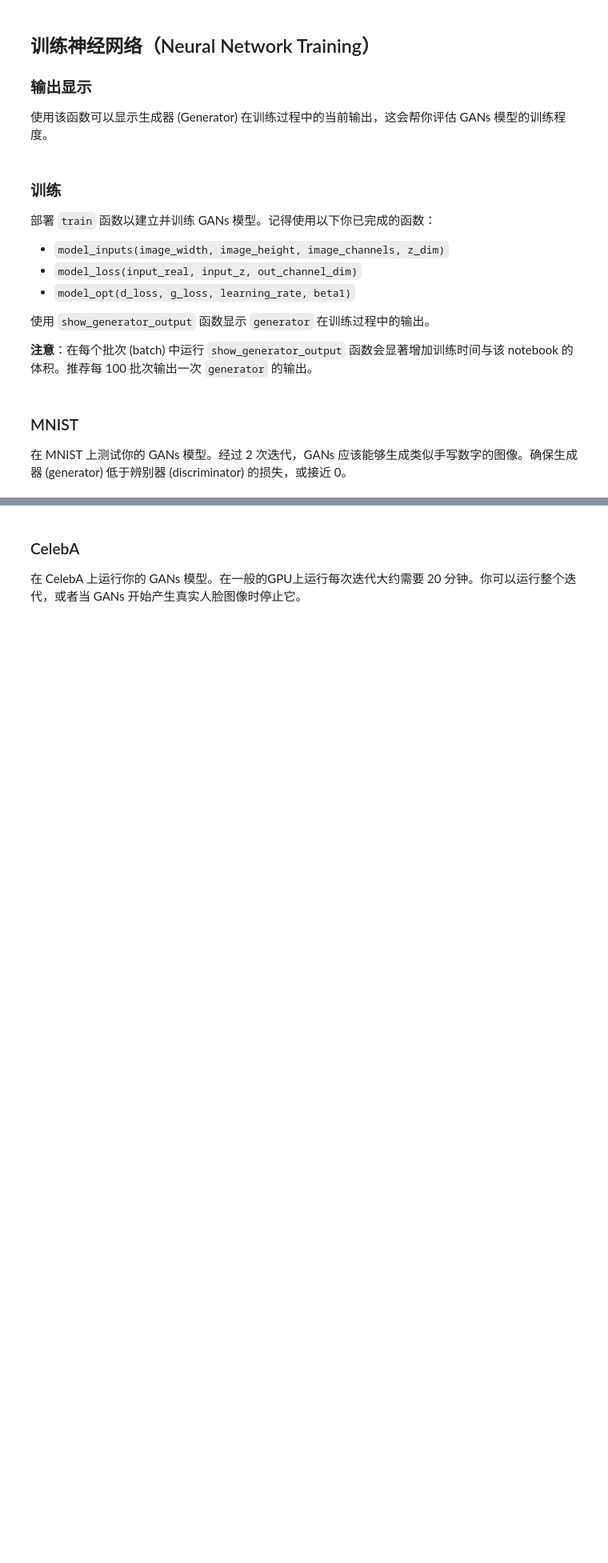
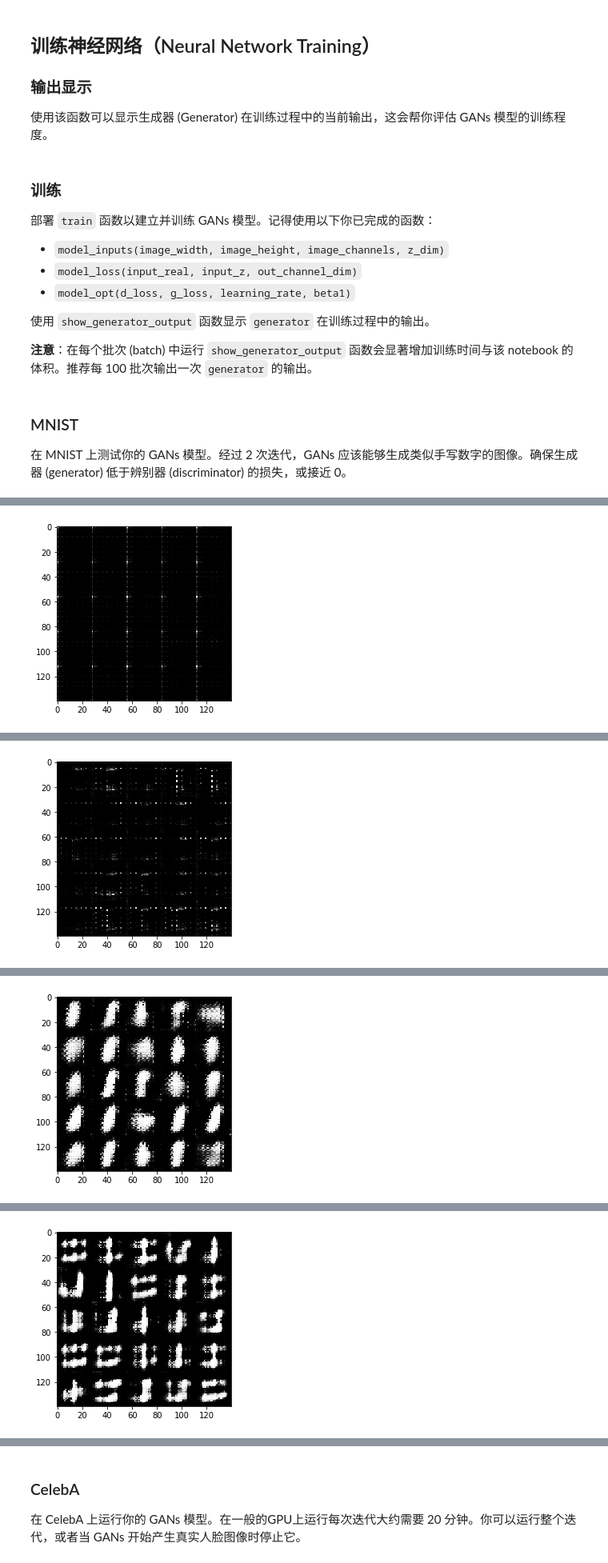
Before and after one commit to ChiangC/DeepLearning, a Jupyter notebook: 04_face-generation/dlnd_face_generation-zh.ipynb, the cells around one changed output, grey strips where cells are left out. Shown at 80% size. Saved outputs shown, nothing was run; the diff lists cells and outputs as text; code cells hidden in the pictures; blank space fills up the shorter version.

```diff
--- a/04_face-generation/dlnd_face_generation-zh.ipynb
+++ b/04_face-generation/dlnd_face_generation-zh.ipynb
@@ -170,17 +165,22 @@ def discriminator(images, reuse=False):
     :return: Tuple of (tensor output of the discriminator, tensor logits of the discriminator)
     """
     # TODO: Implement Function
+    alpha=0.2
     with tf.variable_scope('discriminator', reuse=reuse):
         x1 = tf.layers.conv2d(images,64, 5, strides=2, padding='same')
+        x1 = tf.maximum(alpha *x1, x1)
 
-        x2 = tf.layers.conv2d(x1, 128, 5, strides=2, padding='same')
-        bn2 = tf.layers.batch_normalization(x2, training = True)
+        x2 = tf.layers.conv2d(x1, 128, 5, strides=1, padding='same')
+        x2 = tf.layers.batch_normalization(x2, training = True)
+        x2 = tf.maximum(alpha *x2, x2)
 
-        x3 = tf.layers.conv2d(bn2, 256, 5, strides=2, padding='same')
-        bn3 = tf.layers.batch_normalization(x3, training = True)
+        x3 = tf.layers.conv2d(x2, 256, 5, strides=2, padding='same')
+        x3 = tf.layers.batch_normalization(x3, training = True)
+        x3 = tf.maximum(alpha *x3, x3)
 
-        flat = tf.reshape(bn3, (-1,4*4*256))
+        flat = tf.reshape(x3, (-1,7*7*256))
         logits = tf.layers.dense(flat, 1)
+
         out = tf.sigmoid(logits)
     return out, logits
 
@@ -207,16 +207,28 @@ def generator(z, out_channel_dim, is_train=True):
     :return: The tensor output of the generator
     """
     # TODO: Implement Function
+    alpha=0.2
     with tf.variable_scope('generator', reuse=not is_train):
         x1 = tf.layers.dense(z, 7*7*512)
         x1 = tf.reshape(x1, (-1, 7, 7, 512))
         x1 = tf.layers.batch_normalization(x1, training=is_train)
+        x1 = tf.maximum(alpha *x1, x1)#leaky relu
 
-        x2 = tf.layers.conv2d_transpose(x1, 256, 5, strides=2, padding='same')
+        x2 = tf.layers.conv2d_transpose(x1, 256, 5, strides=1, padding='same')
         x2 = tf.layers.batch_normalization(x2, training=is_train)
+        x2 = tf.maximum(alpha *x2, x2)
+
+        x3 = tf.layers.conv2d_transpose(x2, 128, 5, strides = 2, padding='same')
+        x3 = tf.layers.batch_normalization(x3, training=is_train)
+        x3 = tf.maximum(alpha *x3, x3)
+
+#         x4 = tf.layers.conv2d_transpose(x3, 64, 5, strides=2, padding='same')
+#         x4 = tf.layers.batch_normalization(x4, training=is_train)
+#         x4 = tf.maximum(alpha *x4, x4)
 
 
-        logits = tf.layers.conv2d_transpose(x2, out_channel_dim, 5, strides=2, padding='same')
+        logits = tf.layers.conv2d_transpose(x3, out_channel_dim, 5, strides=2, padding='same')
+
         out = tf.tanh(logits)
     return out
 
@@ -354,11 +370,11 @@ def train(epoch_count, batch_size, z_dim, learning_rate, beta1, get_batches, dat
     # TODO: Build Model
     samples, losses = [], []
     steps = 0
-    out_channel_dim = 3 if(data_image_mode == "RGB") else 1
+#     out_channel_dim = 3 if(data_image_mode == "RGB") else 1
 
 #     input_real, batch_z, learning_rate = model_inputs(image_width, image_height, image_channels, z_dim)
     input_real, input_z, lr = model_inputs(*data_shape[1:], z_dim)
-    d_loss, g_loss = model_loss(input_real, input_z, out_channel_dim)
+    d_loss, g_loss = model_loss(input_real, input_z, data_shape[3])
     d_opt, g_opt = model_opt(d_loss, g_loss, learning_rate, beta1)
 
     with tf.Session() as sess:
@@ -367,6 +383,7 @@ def train(epoch_count, batch_size, z_dim, learning_rate, beta1, get_batches, dat
         for epoch_i in range(epoch_count):
             for batch_images in get_batches(batch_size):
                 # TODO: Train Model
+                batch_images *= 2.0
                 steps += 1
                 batch_z = np.random.uniform(-1, 1, size=(batch_size, z_dim))
 
@@ -383,11 +400,11 @@ def train(epoch_count, batch_size, z_dim, learning_rate, beta1, get_batches, dat
                     losses.append((train_loss_d, train_loss_g))
 
                 if steps % 100 == 0:
-                    gen_samples = sess.run(generator(input_z,out_channel_dim, is_train=False),
-                                          feed_dict={input_z:sample_z})
+                    gen_samples = sess.run(generator(input_z,data_shape[3], is_train=False),
+                                          feed_dict={input_z:batch_z})
                     samples.append(gen_samples)
 #                     _ = view_s
-                    show_generator_output(sess,36,input_z, out_channel_dim, image_mode)
+                    show_generator_output(sess,25,input_z, data_shape[3], data_image_mode)
         saver.save(sess, './checkpoints/generator.ckpt')
 
         return losses, samples
@@ -398,7 +415,7 @@ def train(epoch_count, batch_size, z_dim, learning_rate, beta1, get_batches, dat
 batch_size = 128
 z_dim = 100
 learning_rate = 0.0002
-beta1 = 0.5
+beta1 = 0.4
 
 
 """
@@ -414,0 +441 @@ NameError: name 'helper' is not defined
+[figure, added]
@@ -414,0 +452 @@ NameError: name 'helper' is not defined
+[figure, added]
@@ -414,0 +463 @@ NameError: name 'helper' is not defined
+[figure, added]
@@ -414,0 +474 @@ NameError: name 'helper' is not defined
+[figure, added]
```
Also changed, not shown: parts of 9 cells of this notebook.
